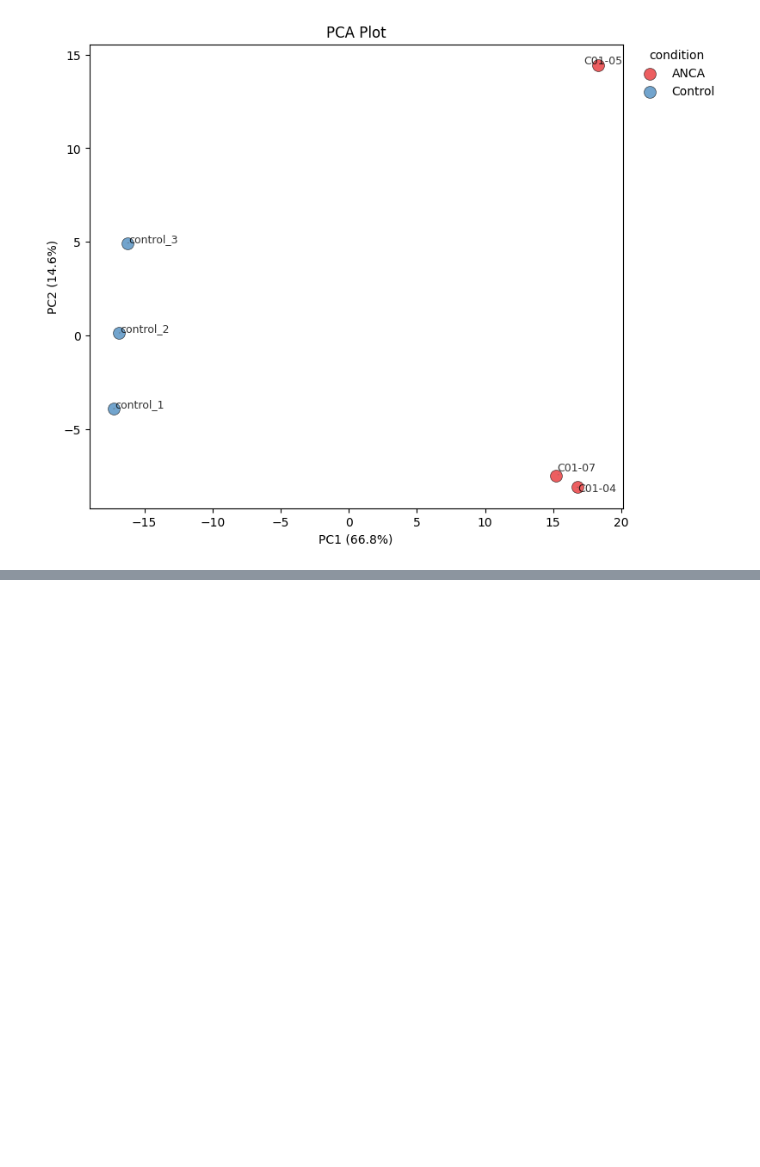
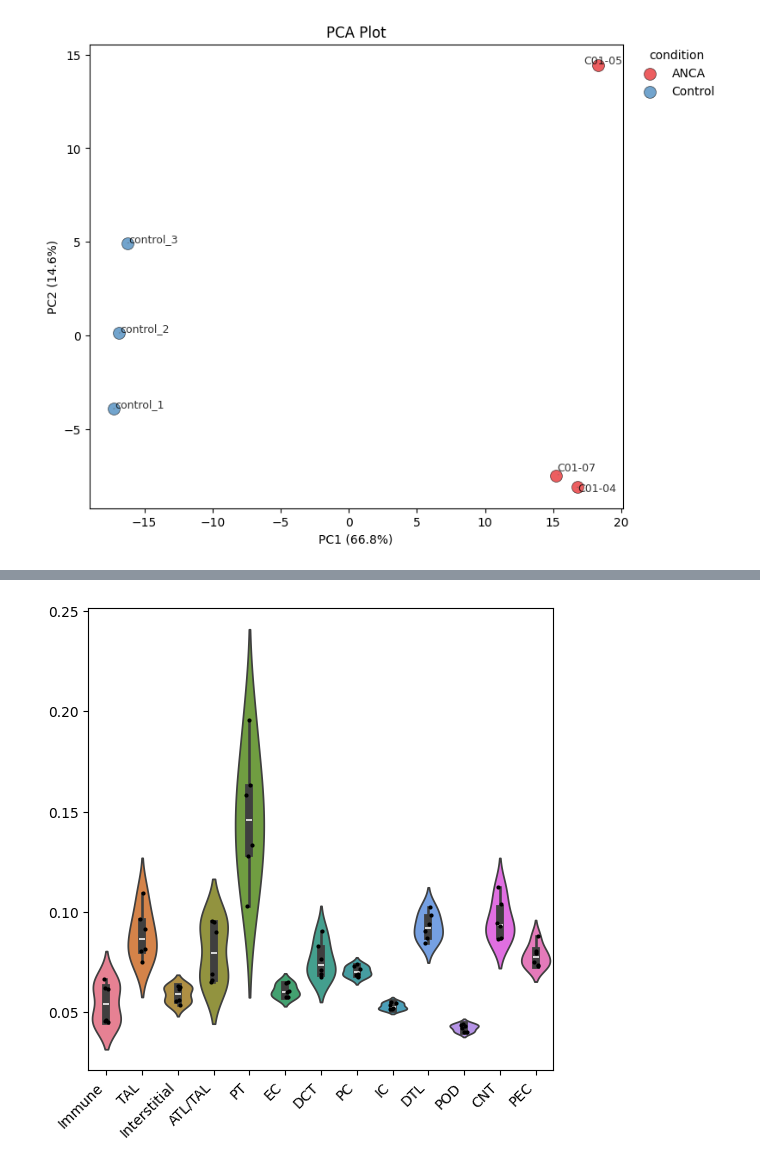
Before and after one commit to harryhaller001/dtangle, a Jupyter notebook: examples/06_tutorial_kidney_single_cell_reference.ipynb, the cells around one changed output, grey strips where cells are left out. Saved outputs shown, nothing was run; the diff lists cells and outputs as text; code cells hidden in the pictures; blank space fills up the shorter version.

```diff
--- a/examples/06_tutorial_kidney_single_cell_reference.ipynb
+++ b/examples/06_tutorial_kidney_single_cell_reference.ipynb
@@ -46,0 +63,7 @@ InvalidIndexError: Reindexing only valid with uniquely valued Index objects
+# %%
+fig, ax = plt.subplots(figsize=(6, 6))
+sns.violinplot(adata_mi.obsm["dtangle"], ax=ax)
+sns.stripplot(adata_mi.obsm["dtangle"], color="k", size=3, ax=ax)
+_ = ax.set_xticklabels(ax.get_xticklabels(), rotation=45, ha="right")
+# %% [output]
+[figure, added]
```
Also changed, not shown: parts of 6 cells of this notebook, 3 other files.
